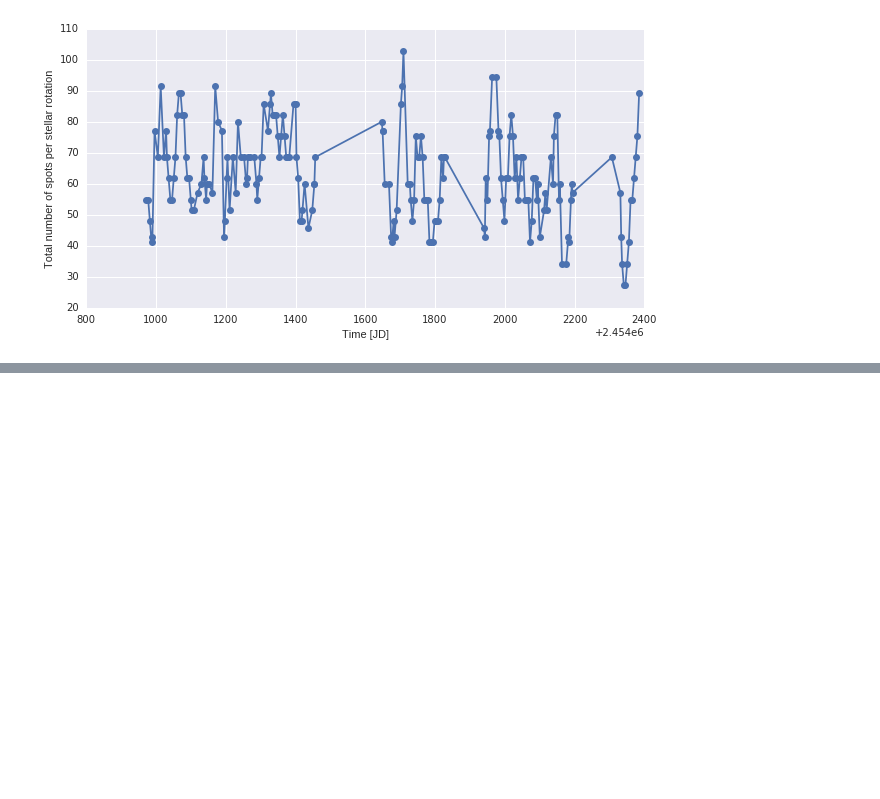
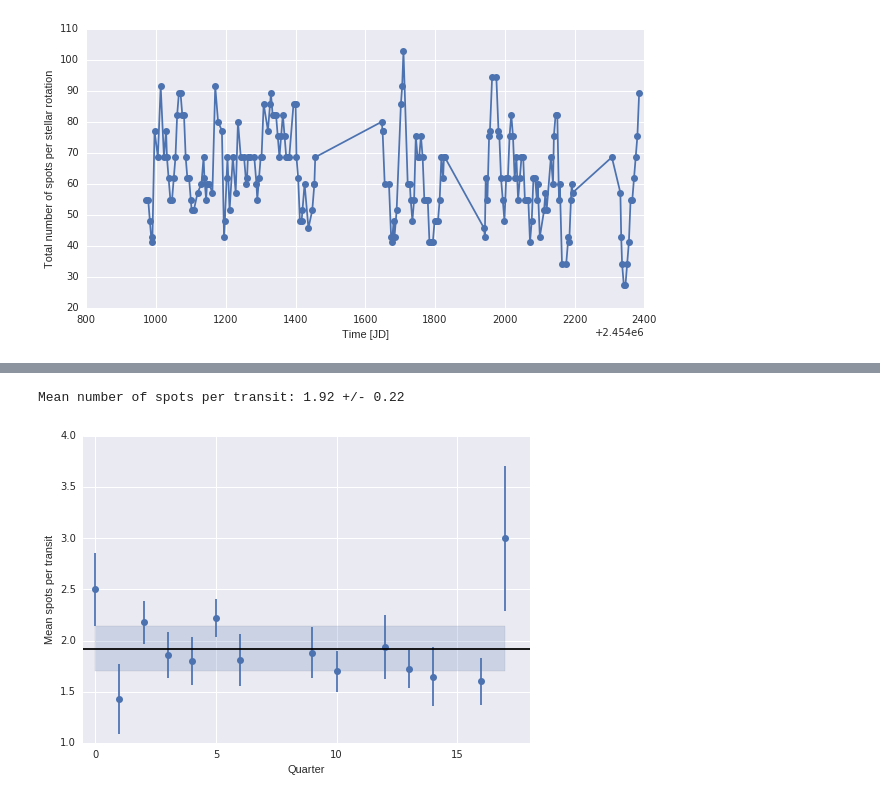
Before and after one commit to bmorris3/friedrich, a Jupyter notebook: hat11/area.ipynb, the cells around one changed output, grey strips where cells are left out. Saved outputs shown, nothing was run; the diff lists cells and outputs as text; code cells hidden in the pictures; blank space fills up the shorter version.

```diff
--- a/hat11/area.ipynb
+++ b/hat11/area.ipynb
@@ -219,0 +244,20 @@ Best period: 133.3958093181293
+# %%
+params, cov = np.polyfit(quarters_unique,
+                         n_spots_per_quarter/n_transits_per_quarter,
+                         1, cov=True)
+intercept = params[1]
+intercept_uncertainty = np.sqrt(np.diag(cov))[1]
+
+plt.errorbar(quarters_unique, n_spots_per_quarter/n_transits_per_quarter,
+             fake_uncertainty, fmt='o')
+plt.fill_between(quarters_unique, intercept-intercept_uncertainty,
+                 intercept+intercept_uncertainty, alpha=0.2)
+plt.axhline(intercept, color='k')
+plt.xlabel('Quarter')
+plt.ylabel('Mean spots per transit')
+plt.xlim([-0.5, 18])
+print("Mean number of spots per transit: {0:.2f} +/- {1:.2f}"
+      .format(intercept, intercept_uncertainty))
+# %% [output]
+Mean number of spots per transit: 1.92 +/- 0.22
+[figure, added]
```
Also changed, not shown: parts of 8 cells of this notebook.
